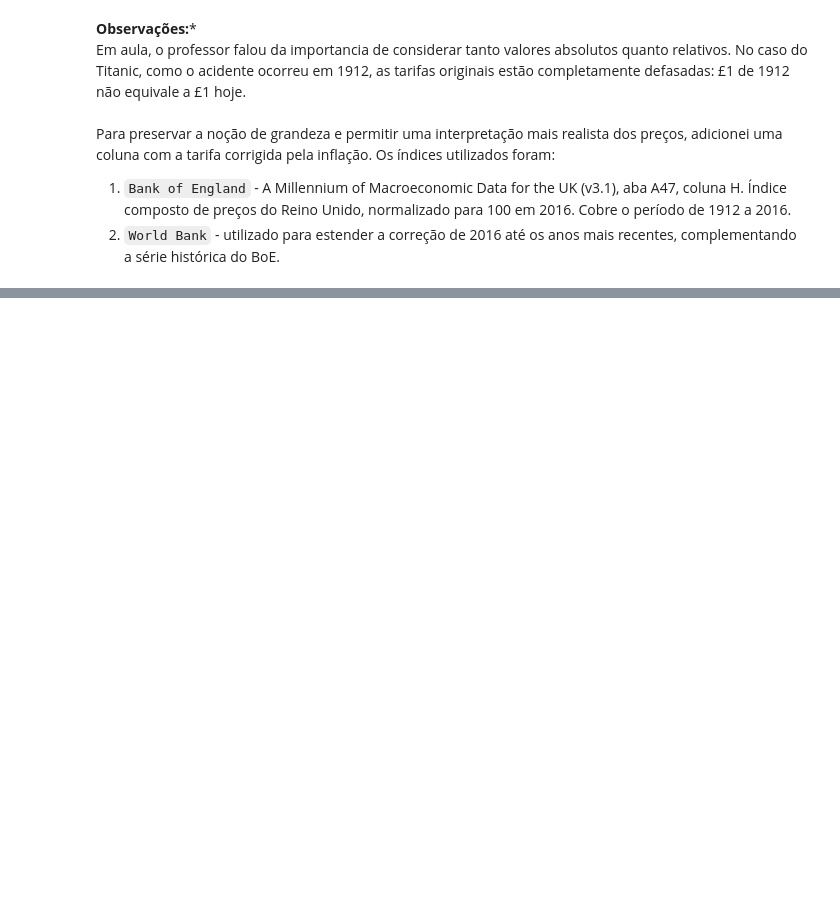
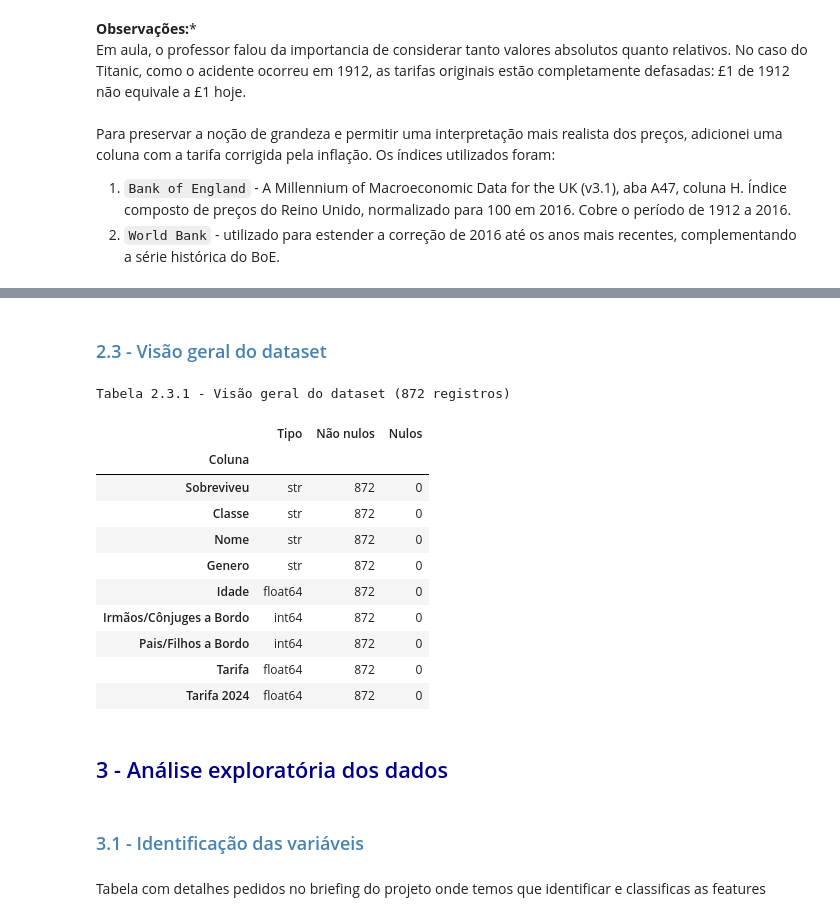
Before and after one commit to heitorctmba/MBA-01-estatistica-projeto_final, a Jupyter notebook: titanic.ipynb, the cells around one changed output, grey strips where cells are left out. Cells and saved outputs as stored; diff of their text form; code cells hidden in the pictures; blank space fills up the shorter version.

```diff
--- a/titanic.ipynb
+++ b/titanic.ipynb
@@ -147,0 +183,33 @@ fator de inflação 1912 → 2024: 107.14x
+# %% [markdown]
+### <font color=steelblue> 2.3 - Visão geral do dataset
+# %%
+visao_geral = pd.DataFrame(
+    {
+        "Tipo": titanic_df.dtypes,
+        "Não nulos": titanic_df.notna().sum(),
+        "Nulos": titanic_df.isna().sum(),
+    }
+)
+visao_geral.index.name = "Coluna"
+
+print(f"Tabela 2.3.1 - Visão geral do dataset ({len(titanic_df)} registros)")
+display(visao_geral)
+# %% [output]
+Tabela 2.3.1 - Visão geral do dataset (872 registros)
+|  | Tipo | Não nulos | Nulos |
+| Coluna |  |  |  |
+| Sobreviveu | str | 872 | 0 |
+| Classe | str | 872 | 0 |
+| Nome | str | 872 | 0 |
+| Genero | str | 872 | 0 |
+| Idade | float64 | 872 | 0 |
+| Irmãos/Cônjuges a Bordo | int64 | 872 | 0 |
+| Pais/Filhos a Bordo | int64 | 872 | 0 |
+| Tarifa | float64 | 872 | 0 |
+| Tarifa 2024 | float64 | 872 | 0 |
+# %% [markdown]
+## <font color=darkblue> 3 - Análise exploratória dos dados
+# %% [markdown]
+### <font color=steelblue> 3.1 - Identificação das variáveis
+# %% [markdown]
+Tabela com detalhes pedidos no briefing do projeto onde temos que identificar e classificas as features
```
Also changed, not shown: parts of 24 cells of this notebook.
